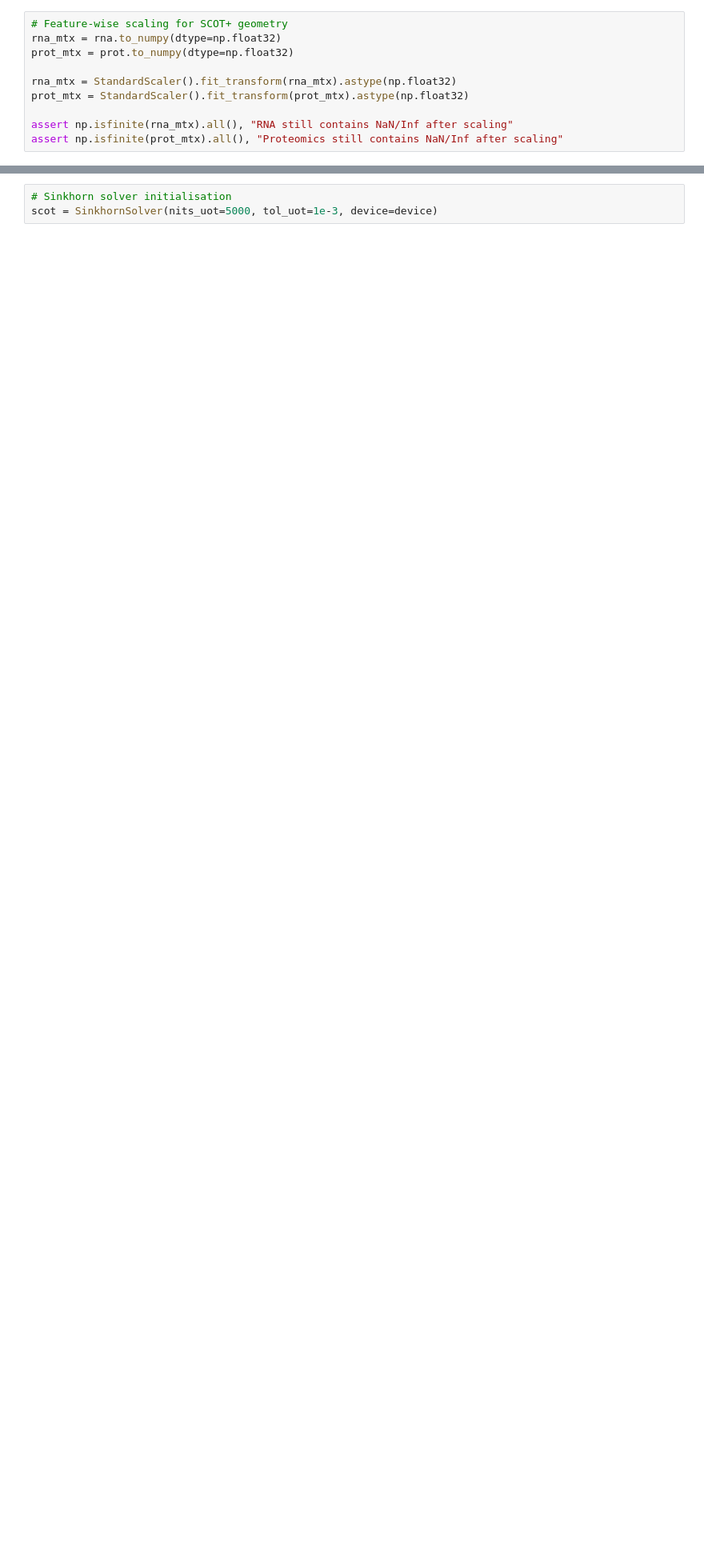
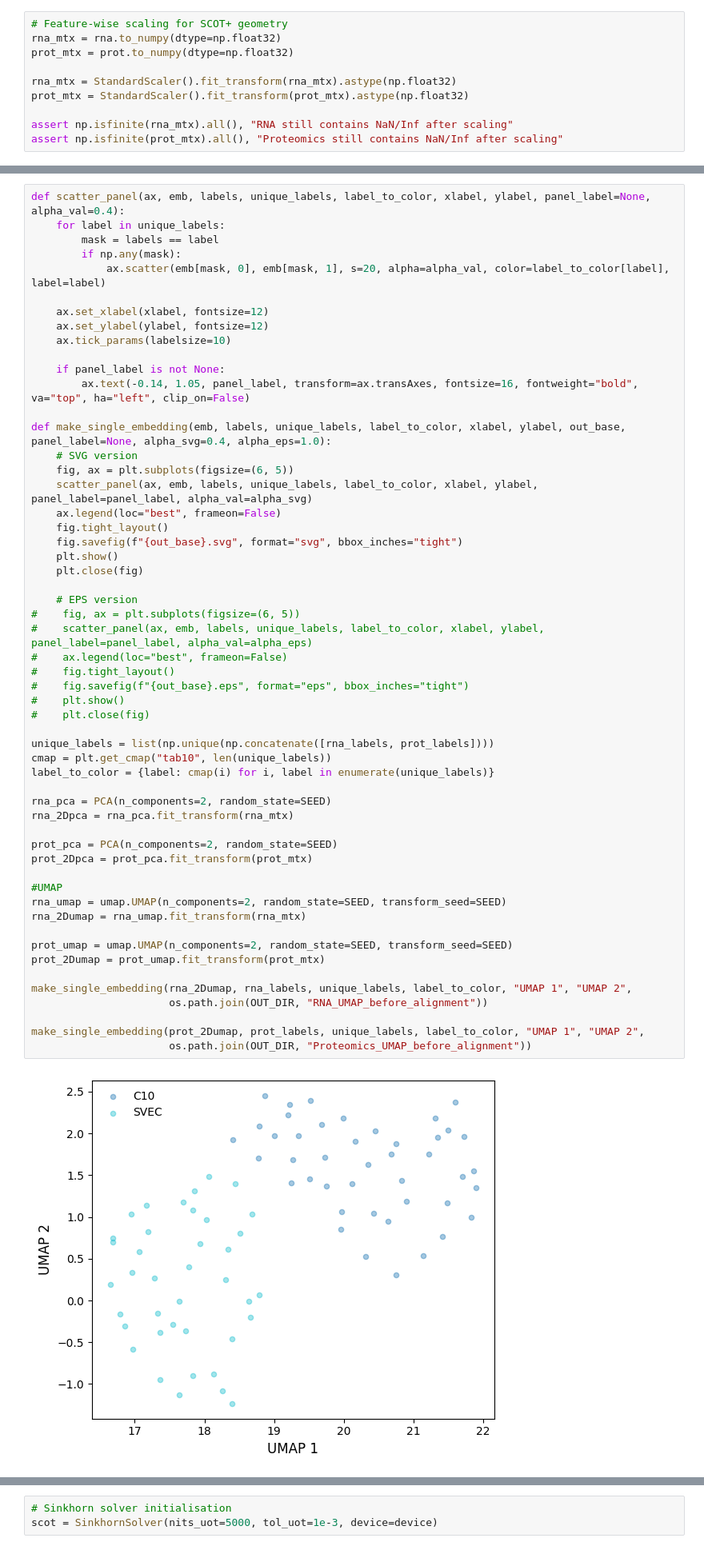
Before and after one commit to rpisalive/Unpaired_single-cell_multiomics_integration, a Jupyter notebook: Script/3_Alignment_based_integration/3_SCOTplus_run.ipynb, the cells around one changed output, grey strips where cells are left out. Shown at 80% size. Saved outputs shown, nothing was run; the diff lists cells and outputs as text; blank space fills up the shorter version.

Commit message:
Revised scripts to generate publication-graded figures.

```diff
--- a/Script/3_Alignment_based_integration/3_SCOTplus_run.ipynb
+++ b/Script/3_Alignment_based_integration/3_SCOTplus_run.ipynb
@@ -228,0 +185,57 @@ plot_embedding(prot_2Dumap, prot_labels, "Proteomic Domain Before Alignment", "U
+# %%
+def scatter_panel(ax, emb, labels, unique_labels, label_to_color, xlabel, ylabel, panel_label=None, alpha_val=0.4):
+    for label in unique_labels:
+        mask = labels == label
+        if np.any(mask):
+            ax.scatter(emb[mask, 0], emb[mask, 1], s=20, alpha=alpha_val, color=label_to_color[label], label=label)
+
+    ax.set_xlabel(xlabel, fontsize=12)
+    ax.set_ylabel(ylabel, fontsize=12)
+    ax.tick_params(labelsize=10)
+
+    if panel_label is not None:
+        ax.text(-0.14, 1.05, panel_label, transform=ax.transAxes, fontsize=16, fontweight="bold", va="top", ha="left", clip_on=False)
+
+def make_single_embedding(emb, labels, unique_labels, label_to_color, xlabel, ylabel, out_base, panel_label=None, alpha_svg=0.4, alpha_eps=1.0):
+    # SVG version
+    fig, ax = plt.subplots(figsize=(6, 5))
+    scatter_panel(ax, emb, labels, unique_labels, label_to_color, xlabel, ylabel, panel_label=panel_label, alpha_val=alpha_svg)
+    ax.legend(loc="best", frameon=False)
+    fig.tight_layout()
+    fig.savefig(f"{out_base}.svg", format="svg", bbox_inches="tight")
+    plt.show()
+    plt.close(fig)
+
+    # EPS version
+#    fig, ax = plt.subplots(figsize=(6, 5))
+#    scatter_panel(ax, emb, labels, unique_labels, label_to_color, xlabel, ylabel, panel_label=panel_label, alpha_val=alpha_eps)
+#    ax.legend(loc="best", frameon=False)
+#    fig.tight_layout()
+#    fig.savefig(f"{out_base}.eps", format="eps", bbox_inches="tight")
+#    plt.show()
+#    plt.close(fig)
+
+unique_labels = list(np.unique(np.concatenate([rna_labels, prot_labels])))
+cmap = plt.get_cmap("tab10", len(unique_labels))
+label_to_color = {label: cmap(i) for i, label in enumerate(unique_labels)}
+
+rna_pca = PCA(n_components=2, random_state=SEED)
+rna_2Dpca = rna_pca.fit_transform(rna_mtx)
+
+prot_pca = PCA(n_components=2, random_state=SEED)
+prot_2Dpca = prot_pca.fit_transform(prot_mtx)
+
+#UMAP
+rna_umap = umap.UMAP(n_components=2, random_state=SEED, transform_seed=SEED)
+rna_2Dumap = rna_umap.fit_transform(rna_mtx)
+
+prot_umap = umap.UMAP(n_components=2, random_state=SEED, transform_seed=SEED)
+prot_2Dumap = prot_umap.fit_transform(prot_mtx)
+
+make_single_embedding(rna_2Dumap, rna_labels, unique_labels, label_to_color, "UMAP 1", "UMAP 2",
+                      os.path.join(OUT_DIR, "RNA_UMAP_before_alignment"))
+
+make_single_embedding(prot_2Dumap, prot_labels, unique_labels, label_to_color, "UMAP 1", "UMAP 2",
+                      os.path.join(OUT_DIR, "Proteomics_UMAP_before_alignment"))
+# %% [output]
+[figure, added]
```
Also changed, not shown: parts of 13 cells of this notebook, 5 other files.
